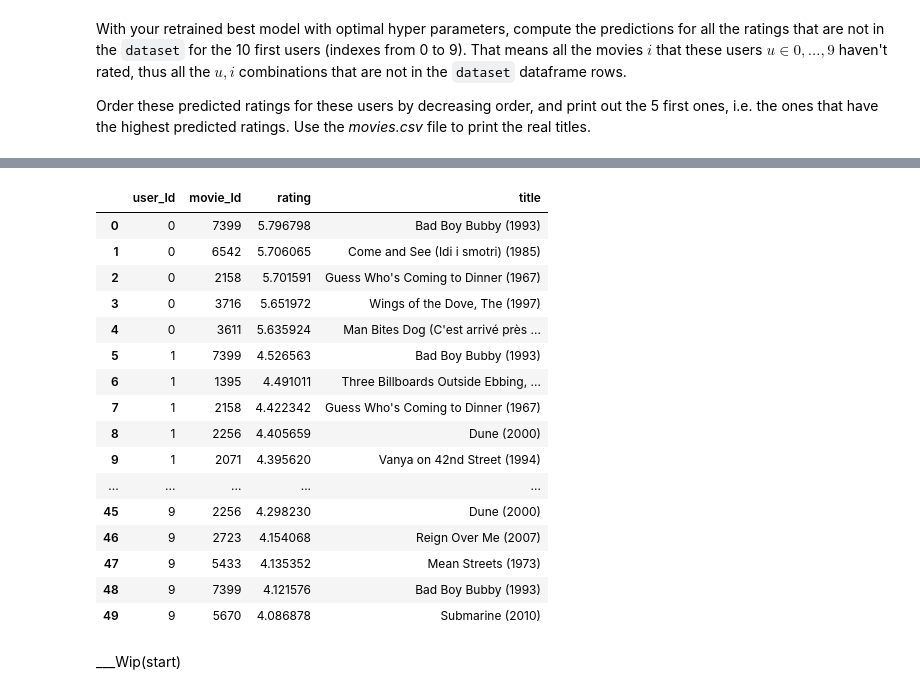
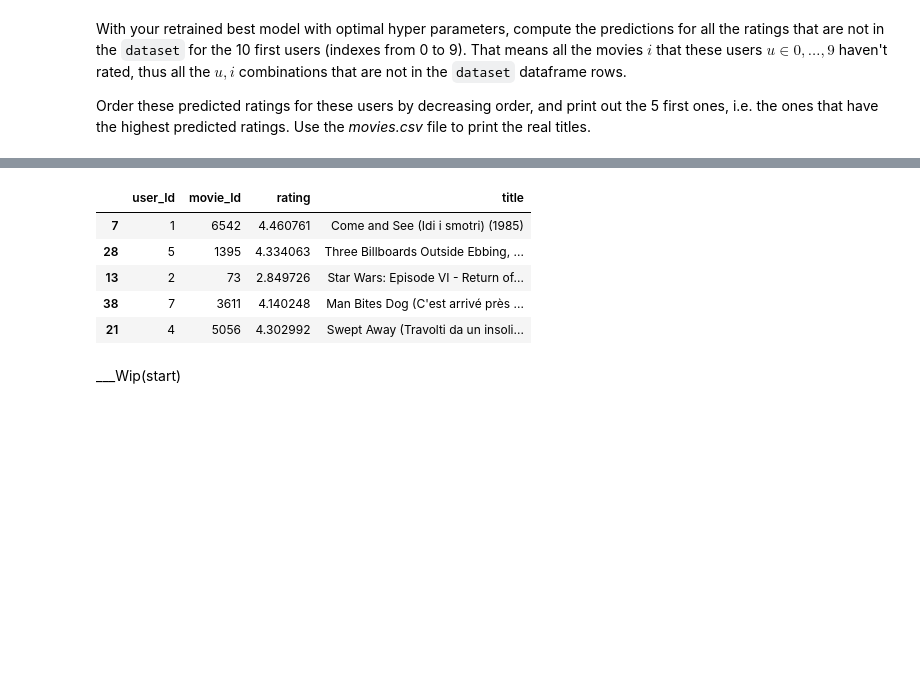
Before and after one commit to eusoumarkinhoz/ML4, a Jupyter notebook: ML4_recommender_systems/notebooks/Machine_Learning_4_Recommender_Systems.ipynb, the cells around one changed output, grey strips where cells are left out. Cells and saved outputs as stored; diff of their text form; code cells hidden in the pictures; blank space fills up the shorter version.

```diff
--- a/ML4_recommender_systems/notebooks/Machine_Learning_4_Recommender_Systems.ipynb
+++ b/ML4_recommender_systems/notebooks/Machine_Learning_4_Recommender_Systems.ipynb
@@ -75,11 +51,0 @@ ratings_df
-# %%
-# 2.Building dictionnary `user_ids_map`
-unique_user_ids = ratings_df['userId'].unique()
-user_ids_map = {user_id: idx for idx, user_id in enumerate(unique_user_ids)}
-#user_ids_map
-# %%
-# 3.Building dictionnary 'movie_ids_map'
-
-unique_movie_ids = ratings_df['movieId'].unique()
-movie_ids_map = {movie_id: idx for idx, movie_id in enumerate(unique_movie_ids)}
-movie_ids_map
@@ -921,3 +858,3 @@ final_df.head(1)
 # %%
 dict_movies = dict(zip(df_movies['movieId'], df_movies['title']))
-inv_movie_id_map = { v : k for k,v in movie_ids_map.items()}
+inv_movie_ids_map = { v : k for k,v in movie_ids_map.items()}
@@ -964,25 +861,14 @@ inv_movie_id_map
 # %%
-final_df['title'] = final_df['movie_Id'].map(inv_movie_id_map).map(dict_movies)
+final_df['title'] = final_df['movie_Id'].map(inv_movie_ids_map).map(dict_movies)
 # %%
-final_df
+final_df.sample(5)
 # %% [output]
 |  | user_Id | movie_Id | rating | title |
-| 0 | 0 | 7399 | 5.796798 | Bad Boy Bubby (1993) |
-| 1 | 0 | 6542 | 5.706065 | Come and See (Idi i smotri) (1985) |
-| 2 | 0 | 2158 | 5.701591 | Guess Who's Coming to Dinner (1967) |
-| 3 | 0 | 3716 | 5.651972 | Wings of the Dove, The (1997) |
-| 4 | 0 | 3611 | 5.635924 | Man Bites Dog (C'est arrivé près ... |
-| 5 | 1 | 7399 | 4.526563 | Bad Boy Bubby (1993) |
-| 6 | 1 | 1395 | 4.491011 | Three Billboards Outside Ebbing, ... |
-| 7 | 1 | 2158 | 4.422342 | Guess Who's Coming to Dinner (1967) |
-| 8 | 1 | 2256 | 4.405659 | Dune (2000) |
-| 9 | 1 | 2071 | 4.395620 | Vanya on 42nd Street (1994) |
-| ... | ... | ... | ... | ... |
-| 45 | 9 | 2256 | 4.298230 | Dune (2000) |
-| 46 | 9 | 2723 | 4.154068 | Reign Over Me (2007) |
-| 47 | 9 | 5433 | 4.135352 | Mean Streets (1973) |
-| 48 | 9 | 7399 | 4.121576 | Bad Boy Bubby (1993) |
-| 49 | 9 | 5670 | 4.086878 | Submarine (2010) |
+| 7 | 1 | 6542 | 4.460761 | Come and See (Idi i smotri) (1985) |
+| 28 | 5 | 1395 | 4.334063 | Three Billboards Outside Ebbing, ... |
+| 13 | 2 | 73 | 2.849726 | Star Wars: Episode VI - Return of... |
+| 38 | 7 | 3611 | 4.140248 | Man Bites Dog (C'est arrivé près ... |
+| 21 | 4 | 5056 | 4.302992 | Swept Away (Travolti da un insoli... |
 # %% [markdown]
 ___Wip(start)
 # %% [markdown]
```
Also changed, not shown: parts of 29 cells of this notebook, 2 other files.
